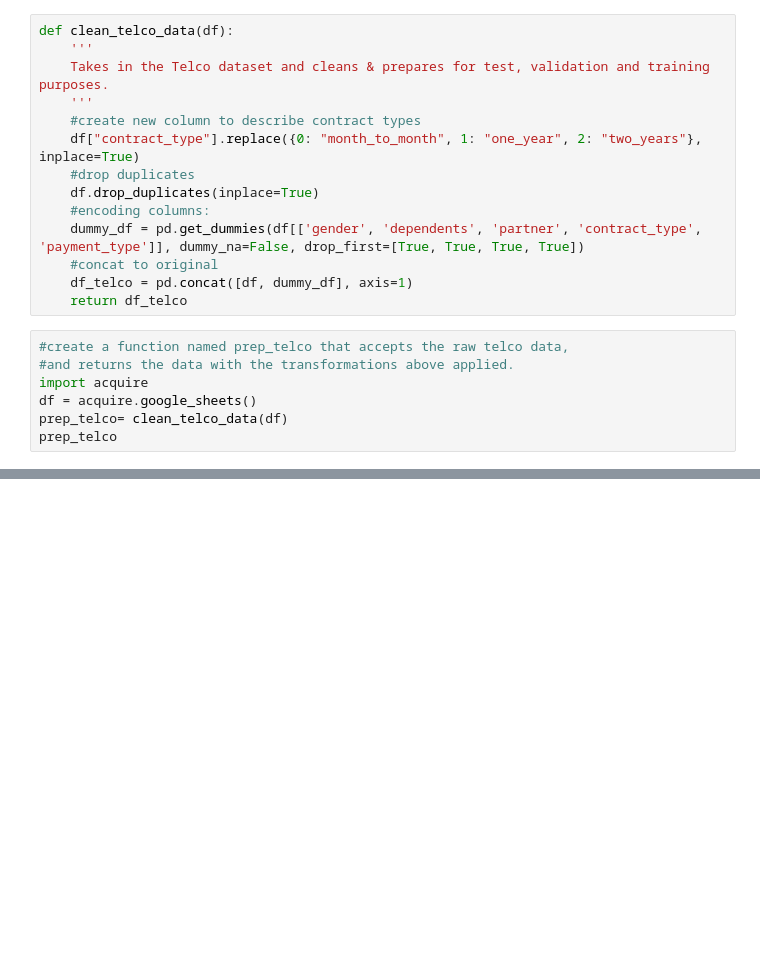
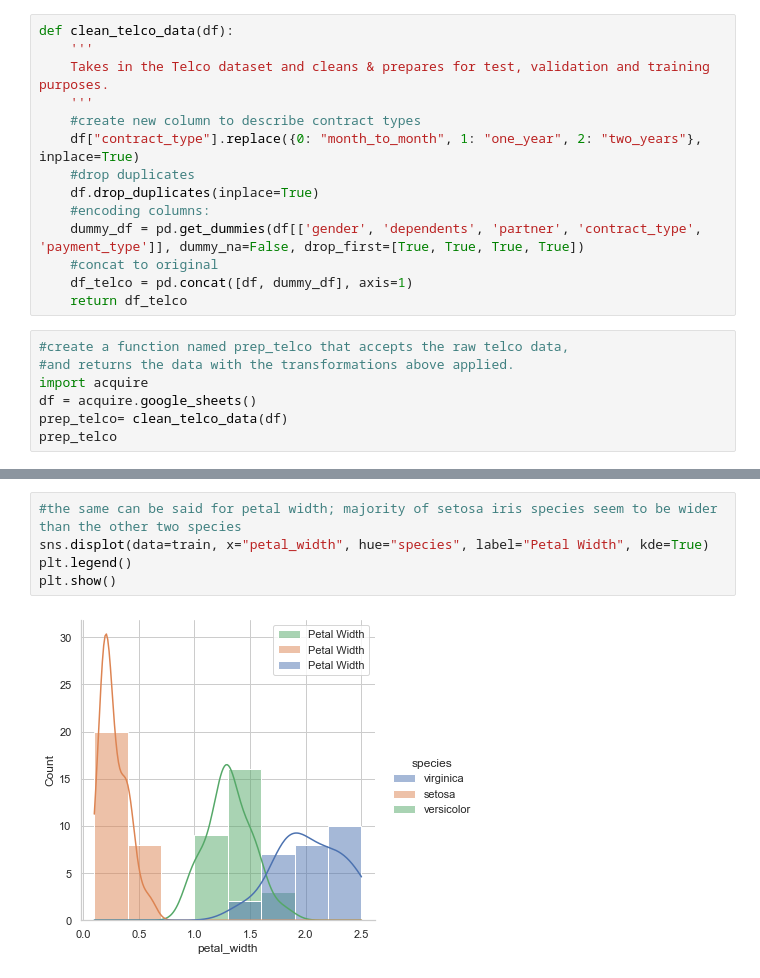
Before and after one commit to jeneyring/classification-exercises, a Jupyter notebook: classification-exercises.ipynb, the cells around one changed output, grey strips where cells are left out. Saved outputs shown, nothing was run; the diff lists cells and outputs as text; blank space fills up the shorter version.

```diff
--- a/classification-exercises.ipynb
+++ b/classification-exercises.ipynb
@@ -305,0 +357,7 @@ train, validate, test = prepare.prep_iris(df)
+# %%
+#the same can be said for petal width; majority of setosa iris species seem to be wider than the other two species
+sns.displot(data=train, x="petal_width", hue="species", label="Petal Width", kde=True)
+plt.legend()
+plt.show()
+# %% [output]
+[figure, added]
```
Also changed, not shown: parts of 13 cells of this notebook.
